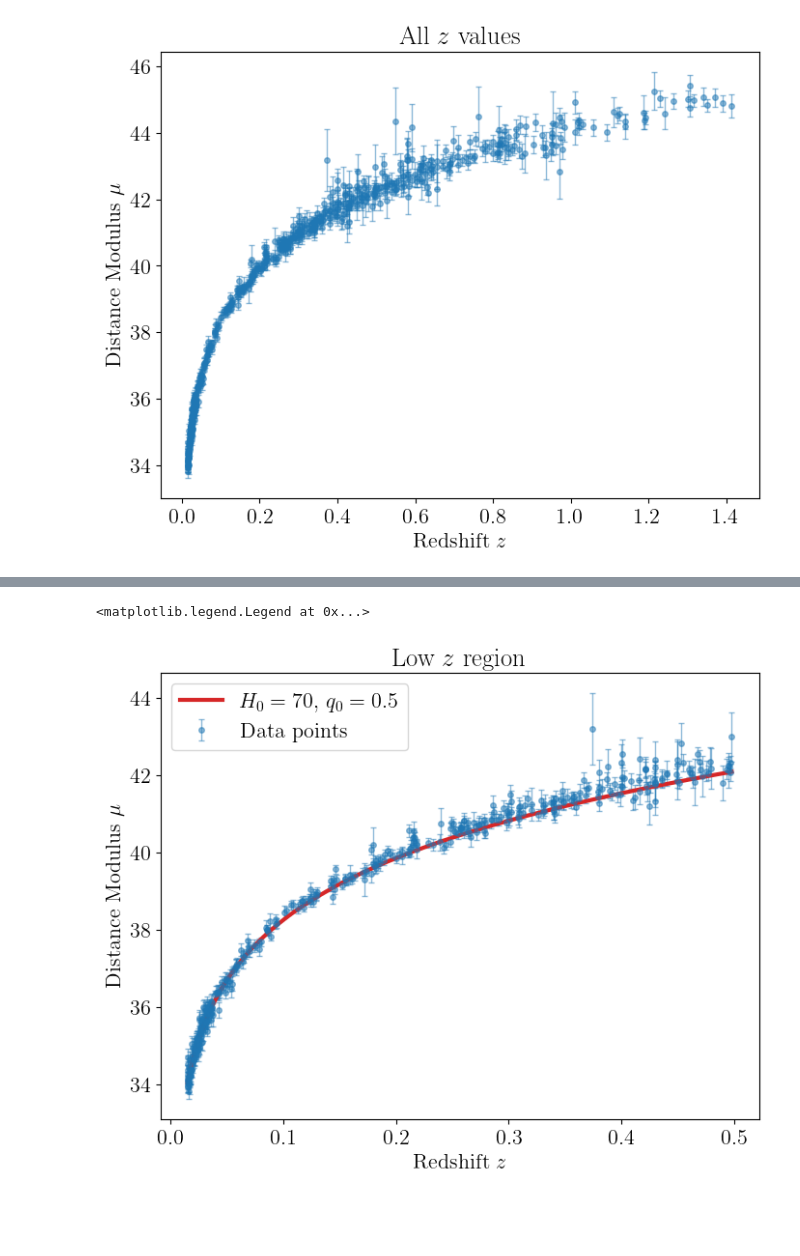
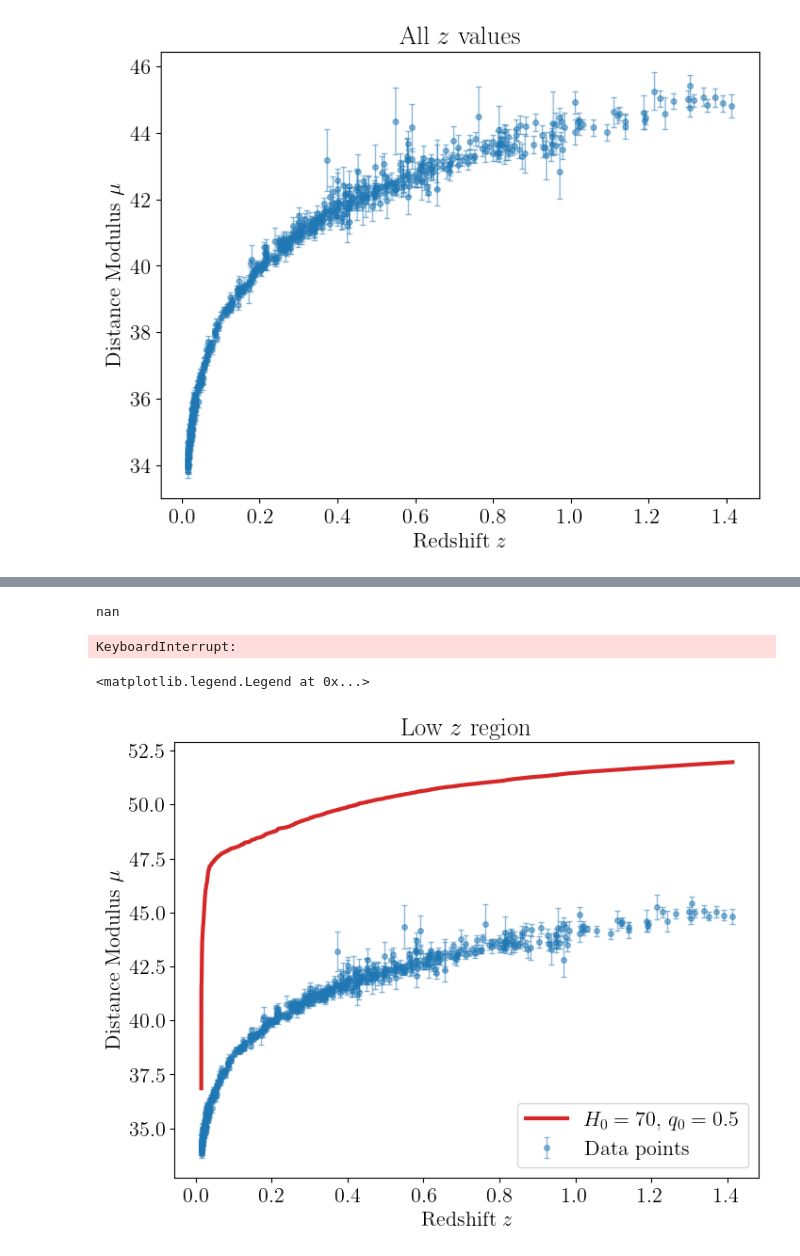
Before and after one commit to j-haralds/Advanced_sim, a Jupyter notebook: proj1_shared/proj1_2_jonatan.ipynb, the cells around one changed output, grey strips where cells are left out. Cells and saved outputs as stored; diff of their text form; code cells hidden in the pictures; blank space fills up the shorter version.

```diff
--- a/proj1_shared/proj1_2_jonatan.ipynb
+++ b/proj1_shared/proj1_2_jonatan.ipynb
@@ -98,33 +95,0 @@ Text(0.5, 1.0, 'All $z$ values')
-# %%
-i = df['z'] < 0.5
-z_low = np.array(df['z'][i])
-mu_low = np.array(df['mu'][i])
-mu_err_low = np.array(df['mu_err'][i])
-unknown_low = np.array(df['unknown'][i])
-
-fig,ax = plt.subplots(2,2,figsize=(12,8))
-ax[0,0].hist(z_low, bins=50,density=True,color='tab:blue',alpha=0.5,edgecolor='black')
-ax[0,0].set_xlabel('Redshift $z$')
-ax[0,0].set_ylabel('Number of SNe Ia')
-ax[0,0].set_title('Distribution of Redshift in SCP 2.1 Dataset')
-ax[0,1].hist(mu_low, bins=50,density=True,color='tab:red',alpha=0.5,edgecolor='black')
-ax[0,1].set_xlabel('Magnitude $\\mu$')
-ax[0,1].set_ylabel('Disttibution for $\\mu$')
-ax[0,1].set_title('Distribution of Magnitude in SCP 2.1 Dataset')
-ax[0,1].set_xlabel('Magnitude $\\mu$')
-ax[0,1].set_ylabel('Disttibution for $\\mu$')
-ax[0,1].set_title('Distribution of Magnitude in SCP 2.1 Dataset')
-
-
-ax[1,0].hist(mu_err_low, bins=50,density=True,color='tab:blue',alpha=0.5,edgecolor='black')
-ax[1,0].set_xlabel('Redshift diff $\\delta z$')
-#ax[0,0].set_ylabel('Number of SNe Ia')
-#ax[0,0].set_title('Distribution of Redshift in SCP 2.1 Dataset')
-ax[1,1].hist(unknown_low, bins=50,density=True,color='tab:red',alpha=0.5,edgecolor='black')
-ax[1,1].set_xlabel('Magnitude $\\mu$')
-ax[1,1].set_ylabel('Distibution for $\\mu$')
-ax[1,1].set_xlabel('Magnitude $\\mu$')
-ax[1,1].set_ylabel('Distibution for $\\mu$')
-
-plt.tight_layout()
-plt.show()
@@ -132,0 +170,6 @@ plt.show()
+# %%
+
+theta_0 = [0.7,-0.5]
+print(log_likelihood(theta_0,z,mu,mu_err))
+# %% [output]
+nan
@@ -132,0 +181,28 @@ plt.show()
+# %%
+lam = np.linspace(0,0.7,len(z))
+w = np.linspace(-1.5,1.5,len(lam))
+
+lam_grid, wgrid = np.meshgrid(lam,w)
+
+HQ_grid = np.dstack((lam_grid,wgrid))
+grid = HQ_grid.reshape(-1,2)
+
+sig = mu_err
+
+#z = unknown_low
+
+n = 0
+like = np.zeros((len(w),len(lam)))
+sum_like = 0
+for q_i,i in zip(w, range(len(w))):
+    for H_i,j in zip(lam, range(len(lam))):
+        lh = log_likelihood([H_i,q_i,0.5], z, mu, sig)
+        like[i,j] = np.exp(lh)
+
+
+"""post_pdf = np.zeros_like(grid)
+for th_idx, th_val in enumerate(H0):
+    for s2_idx, s2_val in enumerate(q0):
+        post_pdf[s2_idx][th_idx] = log_posterior([th_val,s2_val], z, mu, sig)"""
+# %% [output]
+KeyboardInterrupt:
@@ -133,11 +213,13 @@ plt.show()
 # %%
+theta_0 = [1,-1]
+
 plt.figure(figsize=(8,6))
-plt.errorbar(z_low,mu_low,yerr=mu_err_low,color='tab:blue',alpha=0.5,fmt='o',markersize=4,elinewidth=1,capsize=2,label='Data points')
+plt.errorbar(z,mu,yerr=mu_err,color='tab:blue',alpha=0.5,fmt='o',markersize=4,elinewidth=1,capsize=2,label='Data points')
 plt.xlabel('Redshift $z$')
 plt.ylabel('Distance Modulus $\\mu$')
 plt.title('Low $z$ region')
-plt.plot(np.sort(z_low),low_z_model(70,np.sort(z_low),0.1),color='tab:red',label='$H_0 = 70$, $q_0 = 0.5$',lw = 3)
+plt.plot(np.sort(z),model(theta_0,np.sort(z)),color='tab:red',label='$H_0 = 70$, $q_0 = 0.5$',lw = 3)
 plt.legend()
 # %% [output]
 <matplotlib.legend.Legend at 0x...>
-[figure, old version]
+[figure, new version]
```
Also changed, not shown: parts of 29 cells of this notebook, 1 other file.
